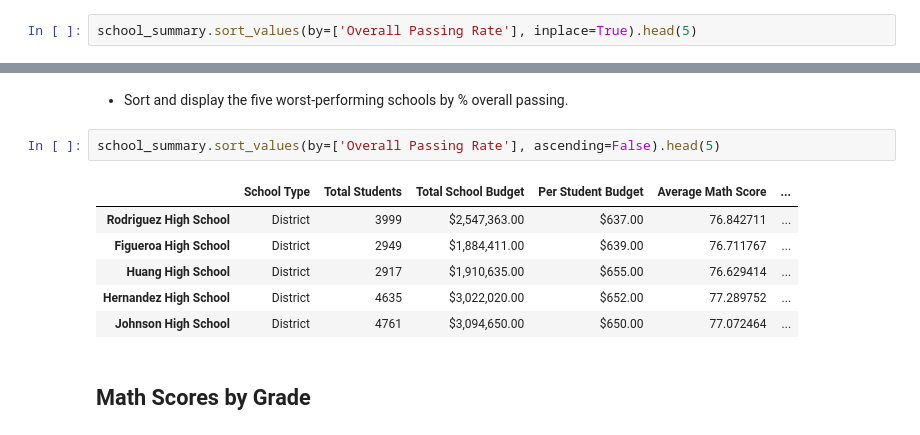
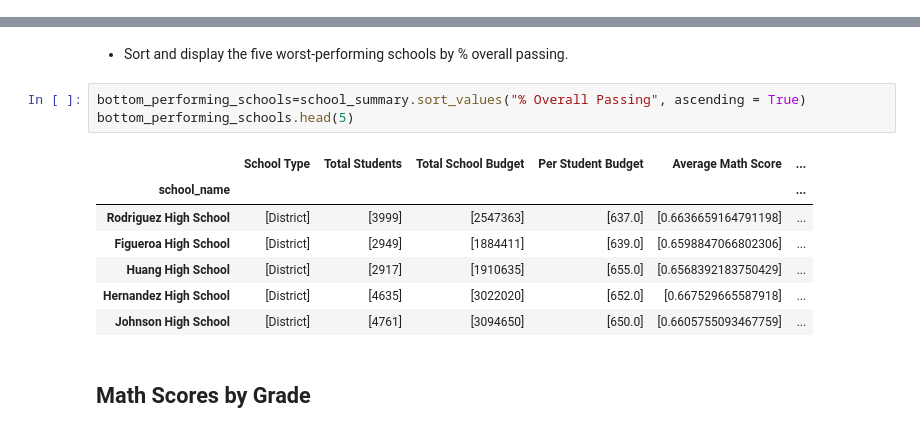
Before and after one commit to npipkins/Homework4_Pandas-Challenge, a Jupyter notebook: PyCitySchool/PyCitySchools_starter.ipynb, the cells around one changed output, grey strips where cells are left out. Saved outputs shown, nothing was run; the diff lists cells and outputs as text.

Commit message:
school top/bottomw

```diff
--- a/PyCitySchool/PyCitySchools_starter.ipynb
+++ b/PyCitySchool/PyCitySchools_starter.ipynb
@@ -135,6 +201,4 @@ school_summary = pd.DataFrame({
 # %% [markdown]
 ## Top Performing Schools (By % Overall Passing)
-# %%
-school_summary.sort_values(by=['Overall Passing Rate'], inplace=True).head(5)
 # %% [markdown]
 * Sort and display the top five performing schools by % overall passing.
@@ -151,14 +224,16 @@ school_summary.sort_values(by=['Overall Passing Rate'], inplace=True).head(5)
 # %% [markdown]
 * Sort and display the five worst-performing schools by % overall passing.
 # %%
-school_summary.sort_values(by=['Overall Passing Rate'], ascending=False).head(5)
+bottom_performing_schools=school_summary.sort_values("% Overall Passing", ascending = True)
+bottom_performing_schools.head(5)
 # %% [output]
 |  | School Type | Total Students | Total School Budget | Per Student Budget | Average Math Score | ... |
-| Rodriguez High School | District | 3999 | $2,547,363.00 | $637.00 | 76.842711 | ... |
-| Figueroa High School | District | 2949 | $1,884,411.00 | $639.00 | 76.711767 | ... |
-| Huang High School | District | 2917 | $1,910,635.00 | $655.00 | 76.629414 | ... |
-| Hernandez High School | District | 4635 | $3,022,020.00 | $652.00 | 77.289752 | ... |
-| Johnson High School | District | 4761 | $3,094,650.00 | $650.00 | 77.072464 | ... |
+| school_name |  |  |  |  |  | ... |
+| Rodriguez High School | [District] | [3999] | [2547363] | [637.0] | [0.6636659164791198] | ... |
+| Figueroa High School | [District] | [2949] | [1884411] | [639.0] | [0.6598847066802306] | ... |
+| Huang High School | [District] | [2917] | [1910635] | [655.0] | [0.6568392183750429] | ... |
+| Hernandez High School | [District] | [4635] | [3022020] | [652.0] | [0.667529665587918] | ... |
+| Johnson High School | [District] | [4761] | [3094650] | [650.0] | [0.6605755093467759] | ... |
 # %% [markdown]
 ## Math Scores by Grade
 # %% [markdown]
```
Also changed, not shown: parts of 4 cells of this notebook.
